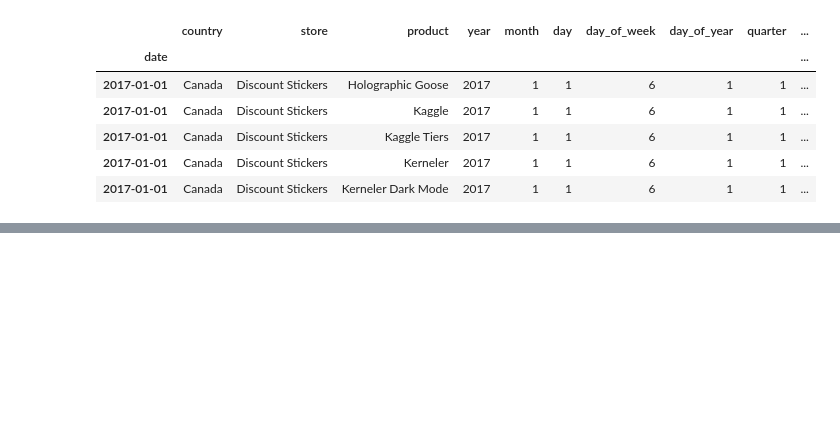
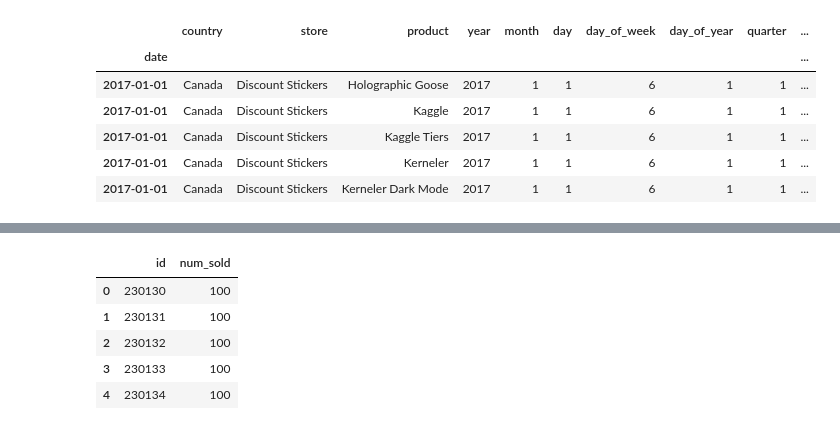
Before and after one commit to EmreRodoplu/Forecasting-Sticker-Sales, a Jupyter notebook: analiz.ipynb, the cells around one changed output, grey strips where cells are left out. Saved outputs shown, nothing was run; the diff lists cells and outputs as text; code cells hidden in the pictures; blank space fills up the shorter version.

```diff
--- a/analiz.ipynb
+++ b/analiz.ipynb
@@ -244,0 +281,10 @@ print(f"Average MAPE : {np.mean(mape_scores)}")
+# %%
+submission_df = pd.read_csv("sample_submission.csv")
+submission_df.head()
+# %% [output]
+|  | id | num_sold |
+| 0 | 230130 | 100 |
+| 1 | 230131 | 100 |
+| 2 | 230132 | 100 |
+| 3 | 230133 | 100 |
+| 4 | 230134 | 100 |
```
Also changed, not shown: parts of 9 cells of this notebook.
